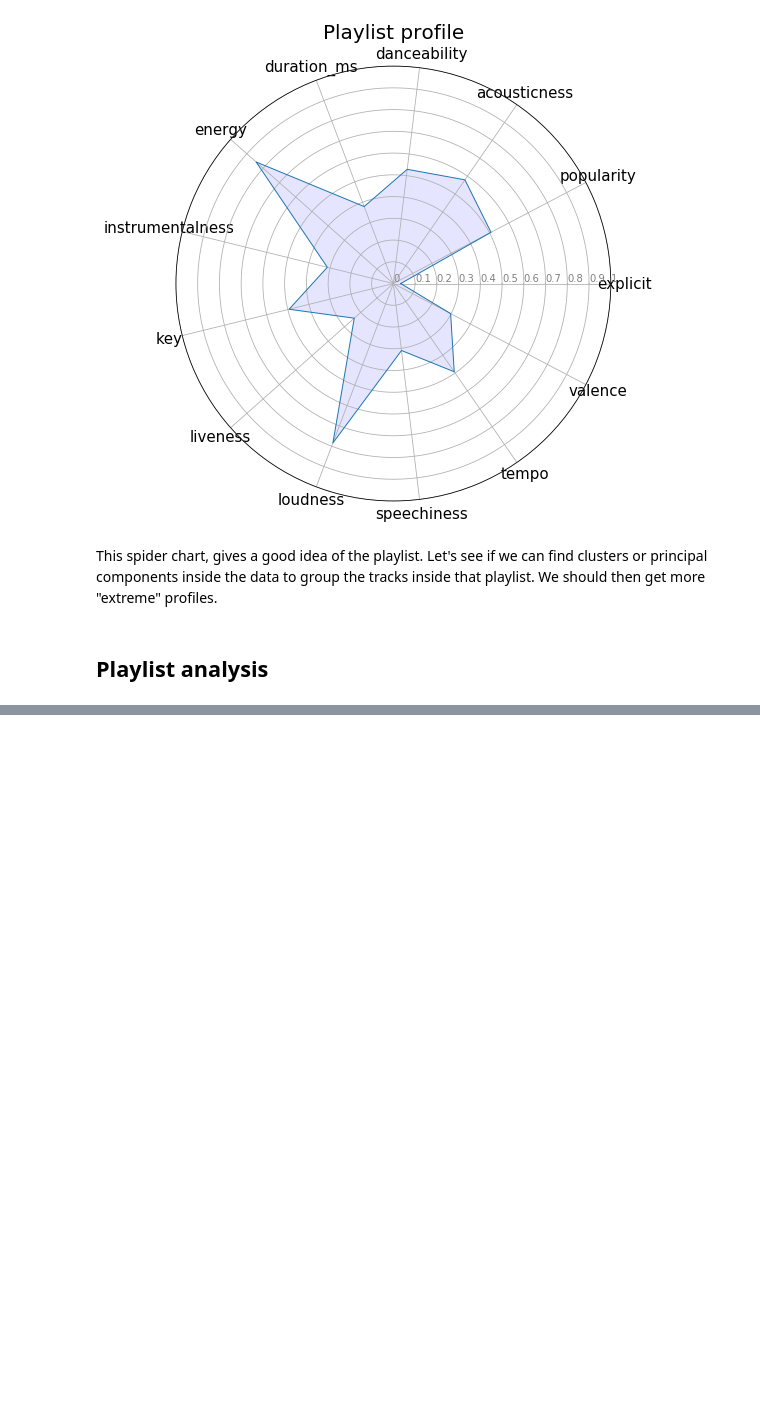
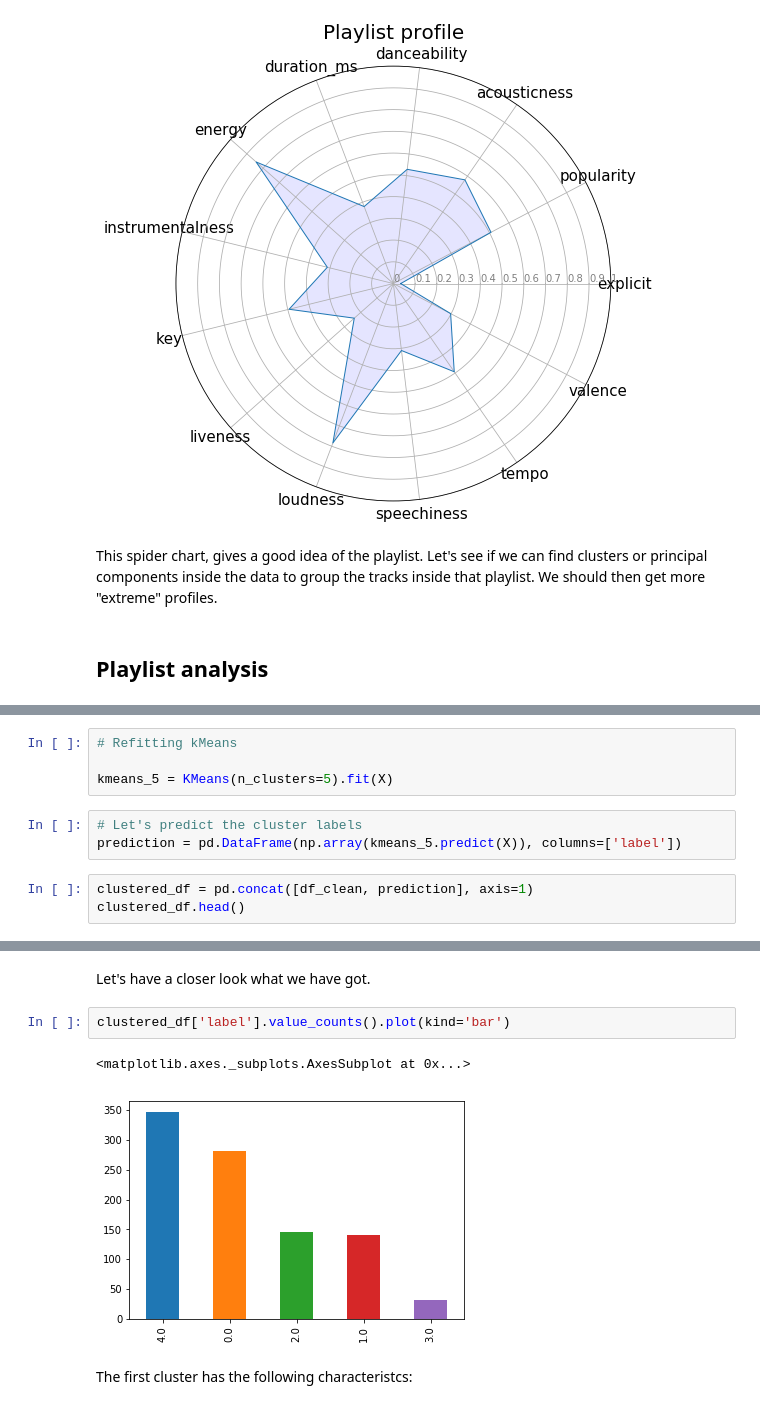
Before and after one commit to nsiicm0/Spot-On-Playlist-Organizer, a Jupyter notebook: data_exploration.ipynb, the cells around one changed output, grey strips where cells are left out. Saved outputs shown, nothing was run; the diff lists cells and outputs as text; blank space fills up the shorter version.

```diff
--- a/data_exploration.ipynb
+++ b/data_exploration.ipynb
@@ -508,0 +643,10 @@ Let's see if we can find clusters or principal components inside the data to gro
+# %%
+# Refitting kMeans
+
+kmeans_5 = KMeans(n_clusters=5).fit(X)
+# %%
+# Let's predict the cluster labels
+prediction = pd.DataFrame(np.array(kmeans_5.predict(X)), columns=['label'])
+# %%
+clustered_df = pd.concat([df_clean, prediction], axis=1)
+clustered_df.head()
@@ -508,0 +660,9 @@ Let's see if we can find clusters or principal components inside the data to gro
+# %% [markdown]
+Let's have a closer look what we have got.
+# %%
+clustered_df['label'].value_counts().plot(kind='bar')
+# %% [output]
+<matplotlib.axes._subplots.AxesSubplot at 0x...>
+[figure, added]
+# %% [markdown]
+The first cluster has the following characteristcs:
```
Also changed, not shown: parts of 24 cells of this notebook.
